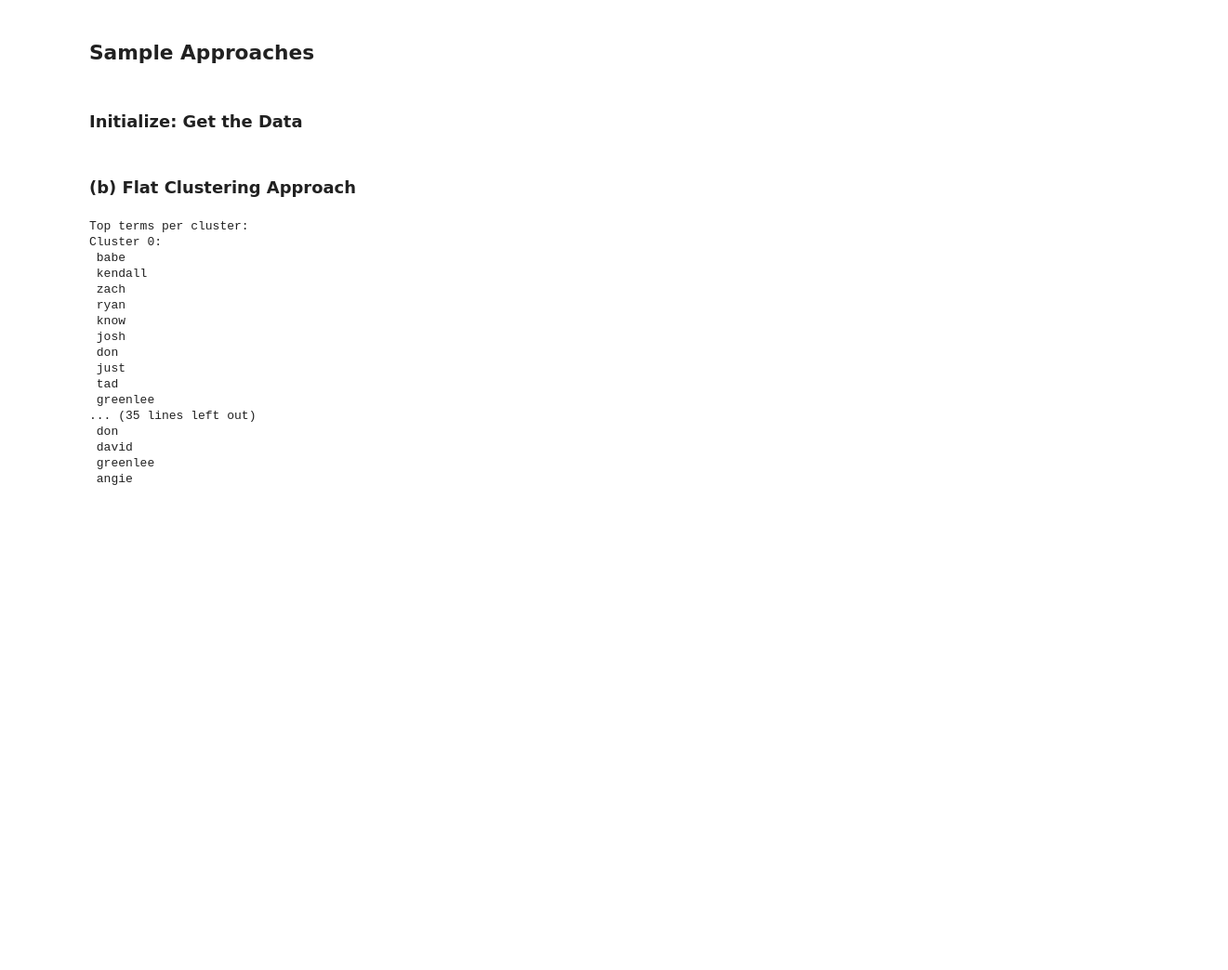
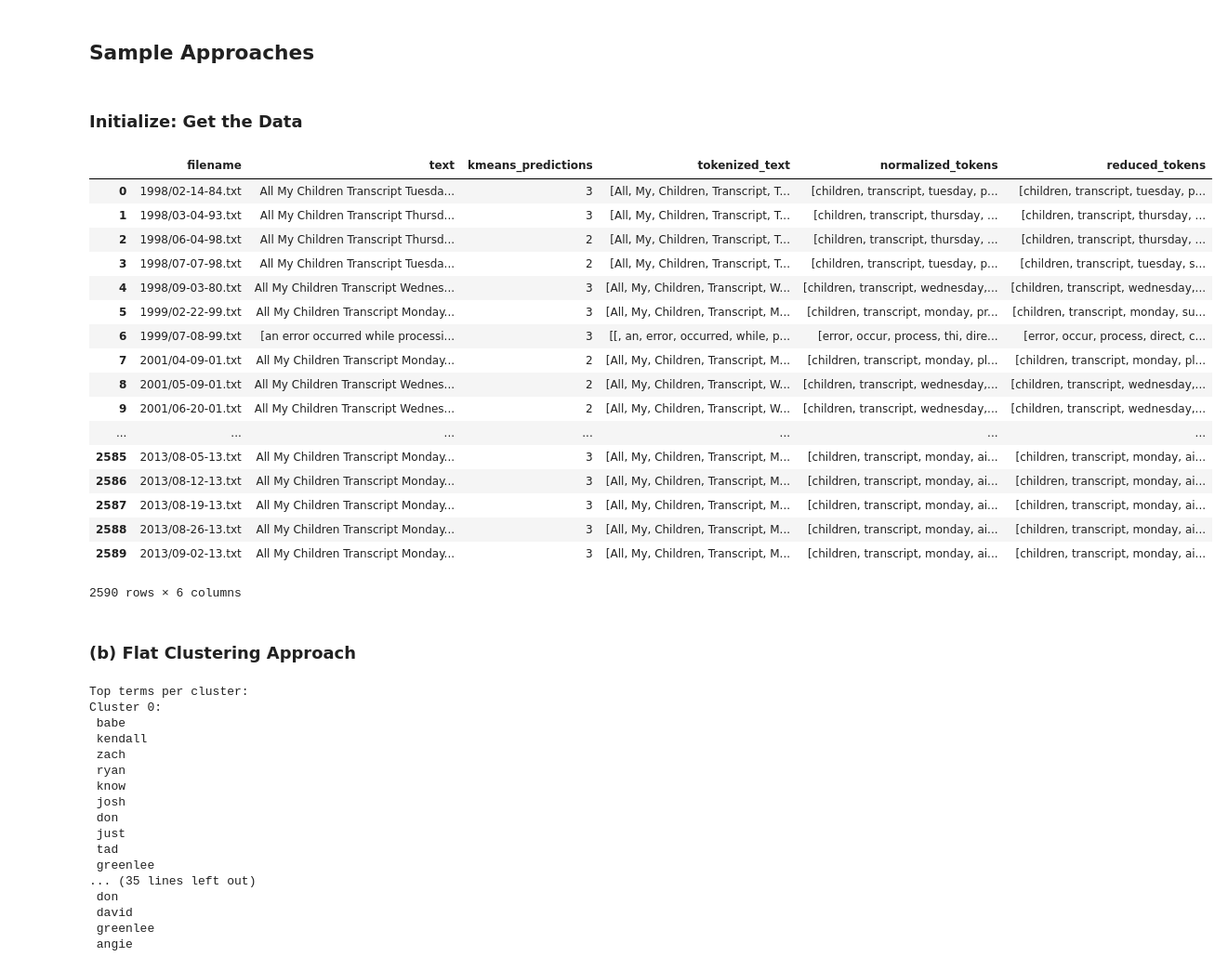
Before and after one commit to xywu-soc/content-analysis-2018, a Jupyter notebook: 5-Reliability/5-Reliability.ipynb, the cells around one changed output. Shown at 93% size. Cells and saved outputs as stored; diff of their text form; code cells hidden in the pictures; blank space fills up the shorter version.

```diff
--- a/5-Reliability/5-Reliability.ipynb
+++ b/5-Reliability/5-Reliability.ipynb
@@ -109,6 +111,27 @@ for i in range(len(year_lst)):
 
 # Write data into Pandas DataFrame
 amcDF = pandas.DataFrame(d)
+# %%
+amcDF
+# %% [output]
+|  | filename | text | kmeans_predictions | tokenized_text | normalized_tokens | reduced_tokens |
+| 0 | 1998/02-14-84.txt | All My Children Transcript Tuesda... | 3 | [All, My, Children, Transcript, T... | [children, transcript, tuesday, p... | [children, transcript, tuesday, p... |
+| 1 | 1998/03-04-93.txt | All My Children Transcript Thursd... | 3 | [All, My, Children, Transcript, T... | [children, transcript, thursday, ... | [children, transcript, thursday, ... |
+| 2 | 1998/06-04-98.txt | All My Children Transcript Thursd... | 2 | [All, My, Children, Transcript, T... | [children, transcript, thursday, ... | [children, transcript, thursday, ... |
+| 3 | 1998/07-07-98.txt | All My Children Transcript Tuesda... | 2 | [All, My, Children, Transcript, T... | [children, transcript, tuesday, p... | [children, transcript, tuesday, s... |
+| 4 | 1998/09-03-80.txt | All My Children Transcript Wednes... | 3 | [All, My, Children, Transcript, W... | [children, transcript, wednesday,... | [children, transcript, wednesday,... |
+| 5 | 1999/02-22-99.txt | All My Children Transcript Monday... | 3 | [All, My, Children, Transcript, M... | [children, transcript, monday, pr... | [children, transcript, monday, su... |
+| 6 | 1999/07-08-99.txt | [an error occurred while processi... | 3 | [[, an, error, occurred, while, p... | [error, occur, process, thi, dire... | [error, occur, process, direct, c... |
+| 7 | 2001/04-09-01.txt | All My Children Transcript Monday... | 2 | [All, My, Children, Transcript, M... | [children, transcript, monday, pl... | [children, transcript, monday, pl... |
+| 8 | 2001/05-09-01.txt | All My Children Transcript Wednes... | 2 | [All, My, Children, Transcript, W... | [children, transcript, wednesday,... | [children, transcript, wednesday,... |
+| 9 | 2001/06-20-01.txt | All My Children Transcript Wednes... | 2 | [All, My, Children, Transcript, W... | [children, transcript, wednesday,... | [children, transcript, wednesday,... |
+| ... | ... | ... | ... | ... | ... | ... |
+| 2585 | 2013/08-05-13.txt | All My Children Transcript Monday... | 3 | [All, My, Children, Transcript, M... | [children, transcript, monday, ai... | [children, transcript, monday, ai... |
+| 2586 | 2013/08-12-13.txt | All My Children Transcript Monday... | 3 | [All, My, Children, Transcript, M... | [children, transcript, monday, ai... | [children, transcript, monday, ai... |
+| 2587 | 2013/08-19-13.txt | All My Children Transcript Monday... | 3 | [All, My, Children, Transcript, M... | [children, transcript, monday, ai... | [children, transcript, monday, ai... |
+| 2588 | 2013/08-26-13.txt | All My Children Transcript Monday... | 3 | [All, My, Children, Transcript, M... | [children, transcript, monday, ai... | [children, transcript, monday, ai... |
+| 2589 | 2013/09-02-13.txt | All My Children Transcript Monday... | 3 | [All, My, Children, Transcript, M... | [children, transcript, monday, ai... | [children, transcript, monday, ai... |
+2590 rows × 6 columns
 # %% [markdown]
 ### (b) Flat Clustering Approach
 # %%
```
Also changed, not shown: parts of 2 cells of this notebook.
